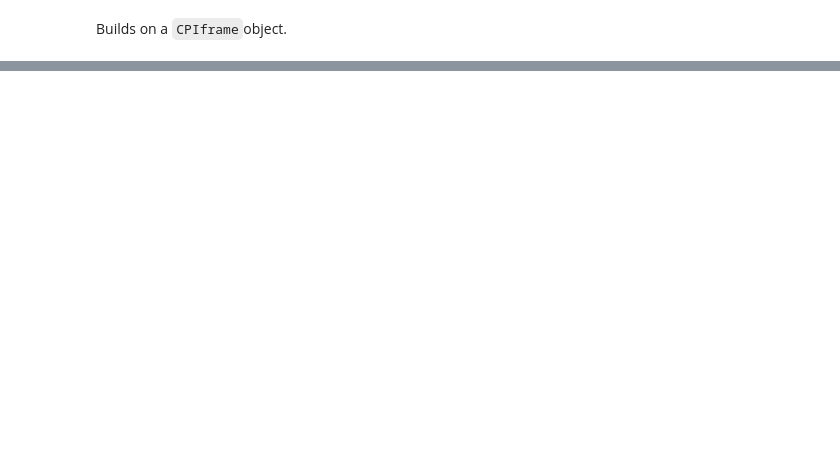
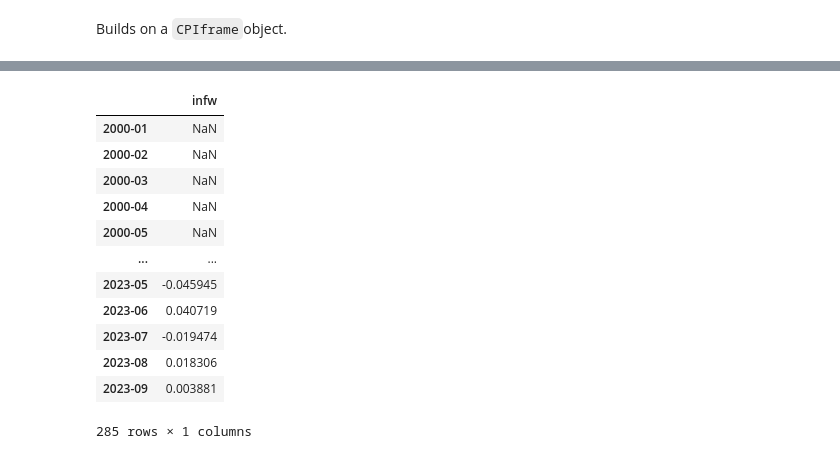
Before and after one commit to pierld/SVAR3A, a Jupyter notebook: main/code_examples.ipynb, the cells around one changed output, grey strips where cells are left out. Drawn from its saved outputs; the diff is of its cells as text; code cells hidden in the pictures; blank space fills up the shorter version.

```diff
--- a/main/code_examples.ipynb
+++ b/main/code_examples.ipynb
@@ -151 +198,18 @@ display(test_sect_estim1.sheremirov)
+# %%
+test_sect_estim1.inflation
+# inflation is MoM%HICP
+# %% [output]
+|  | infw |
+| 2000-01 | NaN |
+| 2000-02 | NaN |
+| 2000-03 | NaN |
+| 2000-04 | NaN |
+| 2000-05 | NaN |
+| ... | ... |
+| 2023-05 | -0.045945 |
+| 2023-06 | 0.040719 |
+| 2023-07 | -0.019474 |
+| 2023-08 | 0.018306 |
+| 2023-09 | 0.003881 |
+285 rows × 1 columns
 # %% [markdown]
```
Also changed, not shown: parts of 16 cells of this notebook, 2 other files.
